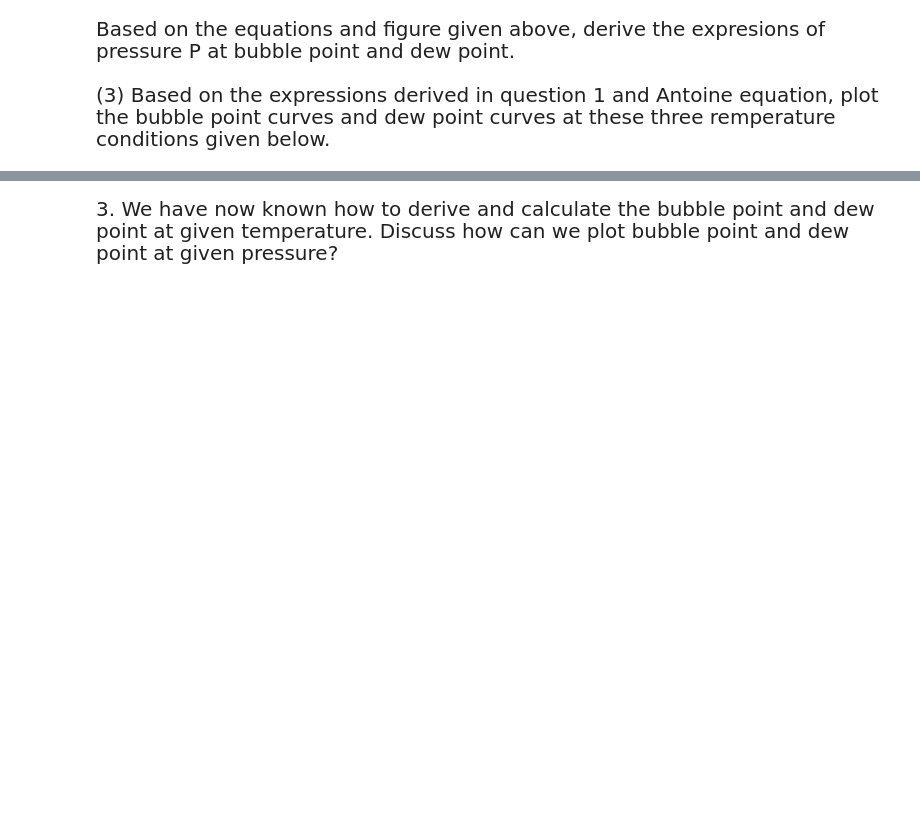
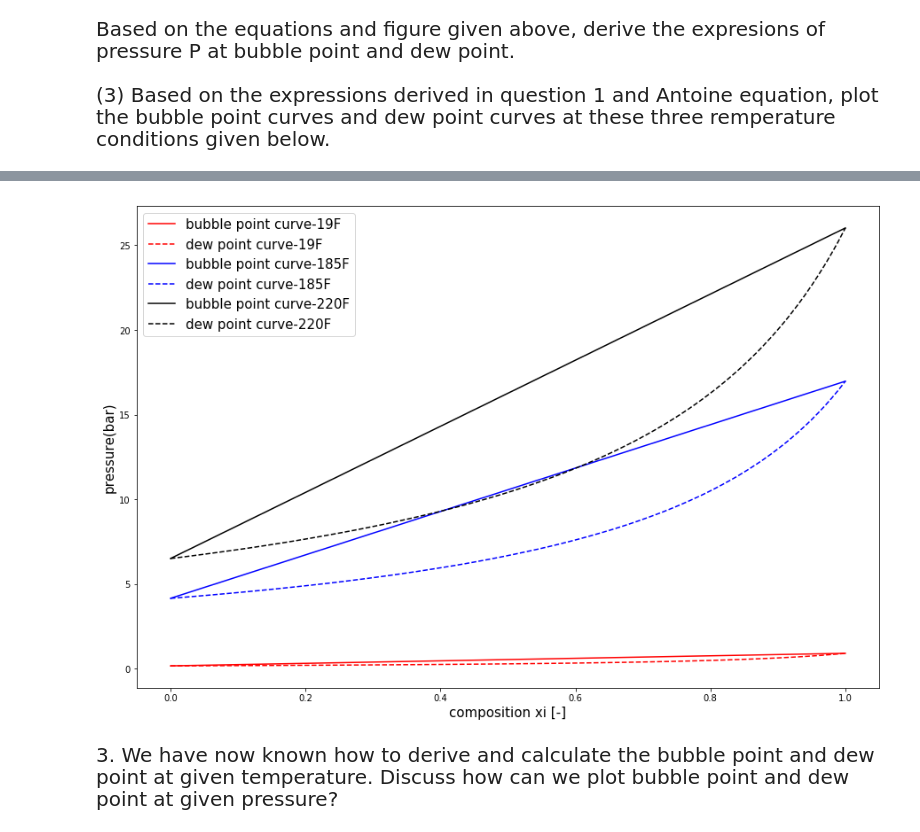
Before and after one commit to XiaomingTian-1/Physics-for-Geosystems-course, a Jupyter notebook: practical_2/practical_2.ipynb, the cells around one changed output, grey strips where cells are left out. Saved outputs shown, nothing was run; the diff lists cells and outputs as text; code cells hidden in the pictures; blank space fills up the shorter version.

```diff
--- a/practical_2/practical_2.ipynb
+++ b/practical_2/practical_2.ipynb
@@ -58,45 +58,68 @@ C2 = -40.454
 plt.figure(figsize=(15, 10))
 
 # Temperature in Kelvin
-Tk = ???
+Tk = 5/9*( Tf - 32) + 273.15
 # Vapor Pressure Substance 1.
-Pv1 = ???
+Pv1 = 10**(A1 - B1/ (C1 + Tk))
 # Vapor Pressure Substance 2.
-Pv2 = ???
+Pv2 = 10**(A2 - B2/ (C2 + Tk))
 
 
 
 # 19 F
 x=np.linspace(0,1,100)
-Pb=???
+Pb=x*Pv1[0]+(1-x)*Pv2[0]
 y=np.linspace(0,1,100)
-Pd=???
+Pd=1/(y/Pv1[0] + (1-y)/Pv2[0])
 plt.plot(x, Pb, 'r')
 plt.plot(y, Pd, 'r--')
 
 # 185 F
 x=np.linspace(0,1,100)
-Pb=???
+Pb=x*Pv1[1]+(1-x)*Pv2[1]
 y=np.linspace(0,1,100)
-Pd=???
+Pd=1/(y/Pv1[1] + (1-y)/Pv2[1])
 plt.plot(x, Pb, 'b')
 plt.plot(y, Pd, 'b--')
 
 # 220 F
 x=np.linspace(0,1,100)
-Pb=???
+Pb=x*Pv1[2]+(1-x)*Pv2[2]
 y=np.linspace(0,1,100)
-Pd=???
+Pd=1/(y/Pv1[2] + (1-y)/Pv2[2])
 plt.plot(x, Pb, 'k')
 plt.plot(y, Pd, 'k--')
 
 plt.xlabel('composition xi [-]',fontsize = 15)
 plt.ylabel('pressure(bar)',fontsize = 15)
 plt.legend(['bubble point curve-19F','dew point curve-19F',
             'bubble point curve-185F','dew point curve-185F',
            'bubble point curve-220F','dew point curve-220F'],fontsize = 15)
 
 plt.show()
+
+
+# # Composition vector
+# x = np.linspace(0,1,100)
+# PB = np.zeros((3,len(x)))
+# PD = np.zeros((3,len(x)))
+# for i in range (3):
+#     # Bubble Point Curve
+#     PB[i,:] = x* Pv1[i] + (1 - x) * Pv2[i]
+#     # Dew Point Curve
+#     PD[i,:] = 1/(x / Pv1[i] + (1 - x) / Pv2[i])
+
+# plt.figure(figsize=(15, 10))
+# plt.plot(x,PB[0,:],'r',x,PD[0,:],'r--',x,PB[1,:],'b',x,PD[1,:],'b--',x,PB[2,:],'k',x,PD[2,:],'k--')
+# plt.tick_params(labelsize=15)
+# plt.xlabel('composition xi [-]',fontsize = 15)
+# plt.ylabel('pressure(bar)',fontsize = 15)
+# plt.legend(['bubble point curve-19F','dew point curve-19F',
+#             'bubble point curve-185F','dew point curve-185F',
+#            'bubble point curve-220F','dew point curve-220F'],fontsize = 15)
+# plt.show()
+# %% [output]
+[figure, added]
 # %% [markdown]
 <div style="font-size: 20px">
 3. We have now known how to derive and calculate the bubble point and dew point at given temperature. Discuss how can we plot bubble point and dew point at given pressure?
```
